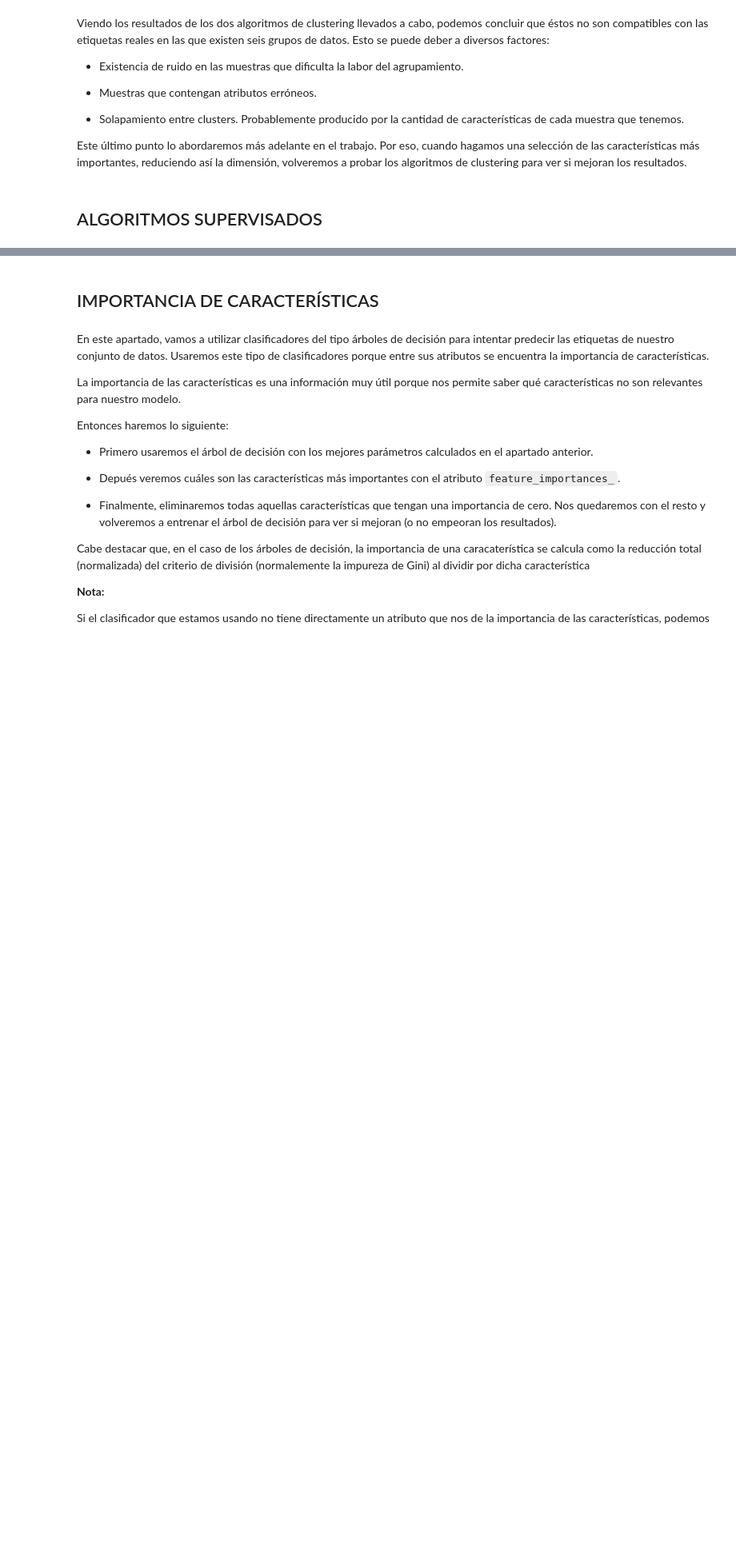
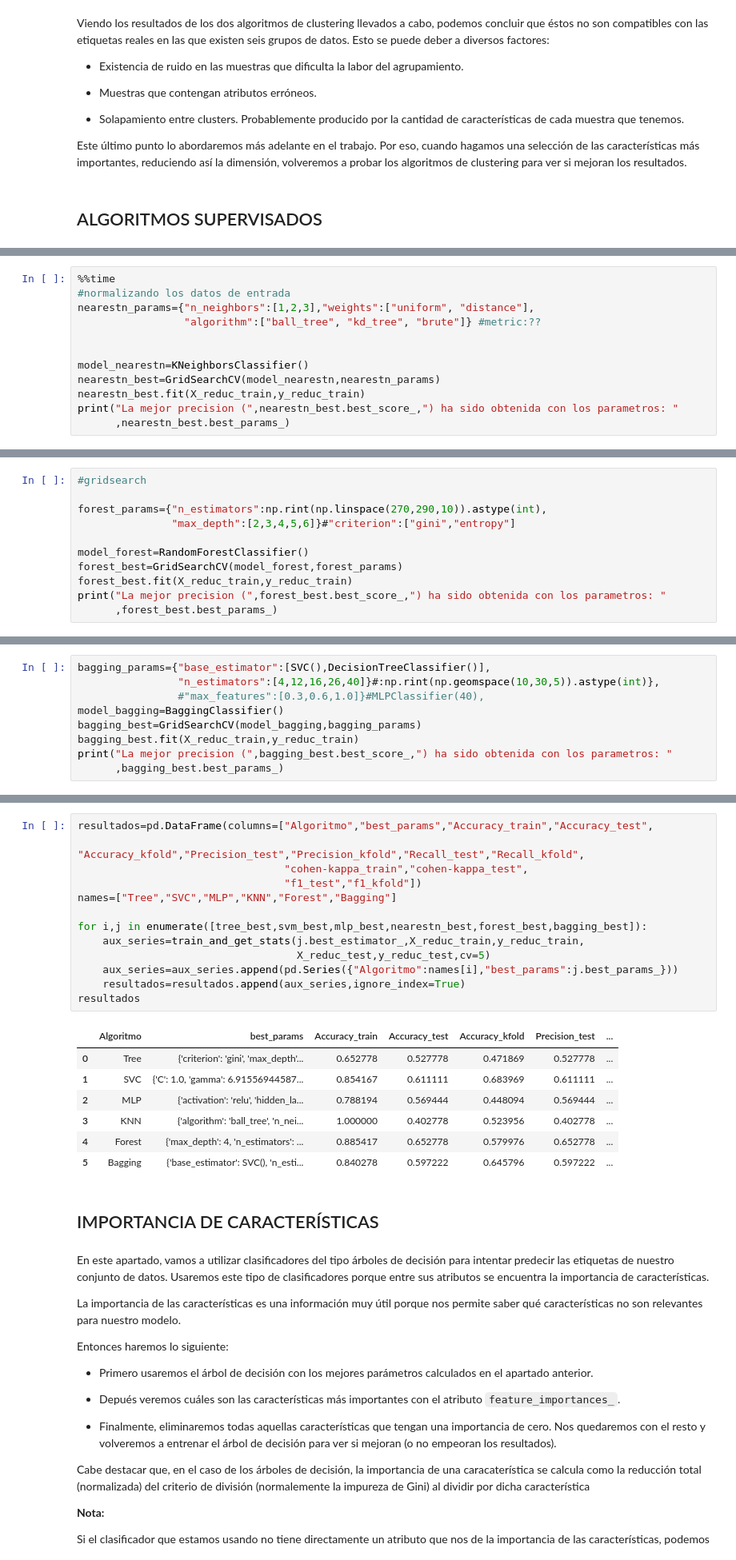
Before and after one commit to AngelGuevara7/Trabajo_Aprendizaje_Maquina, a Jupyter notebook: Memoria_v1.ipynb, the cells around one changed output, grey strips where cells are left out. Shown at 80% size. Cells and saved outputs as stored; diff of their text form; blank space fills up the shorter version.

```diff
--- a/Memoria_v1.ipynb
+++ b/Memoria_v1.ipynb
@@ -345,0 +670,12 @@ Este último punto lo abordaremos más adelante en el trabajo. Por eso, cuando h
+# %%
+%%time
+#normalizando los datos de entrada
+nearestn_params={"n_neighbors":[1,2,3],"weights":["uniform", "distance"],
+                 "algorithm":["ball_tree", "kd_tree", "brute"]} #metric:??
+
+
+model_nearestn=KNeighborsClassifier()
+nearestn_best=GridSearchCV(model_nearestn,nearestn_params)
+nearestn_best.fit(X_reduc_train,y_reduc_train)
+print("La mejor precision (",nearestn_best.best_score_,") ha sido obtenida con los parametros: "
+      ,nearestn_best.best_params_)
@@ -345,0 +694,11 @@ Este último punto lo abordaremos más adelante en el trabajo. Por eso, cuando h
+# %%
+#gridsearch
+
+forest_params={"n_estimators":np.rint(np.linspace(270,290,10)).astype(int),
+               "max_depth":[2,3,4,5,6]}#"criterion":["gini","entropy"]
+
+model_forest=RandomForestClassifier()
+forest_best=GridSearchCV(model_forest,forest_params)
+forest_best.fit(X_reduc_train,y_reduc_train)
+print("La mejor precision (",forest_best.best_score_,") ha sido obtenida con los parametros: "
+      ,forest_best.best_params_)
@@ -345,0 +709,9 @@ Este último punto lo abordaremos más adelante en el trabajo. Por eso, cuando h
+# %%
+bagging_params={"base_estimator":[SVC(),DecisionTreeClassifier()],
+                "n_estimators":[4,12,16,26,40]}#:np.rint(np.geomspace(10,30,5)).astype(int)},
+                #"max_features":[0.3,0.6,1.0]}#MLPClassifier(40),
+model_bagging=BaggingClassifier()
+bagging_best=GridSearchCV(model_bagging,bagging_params)
+bagging_best.fit(X_reduc_train,y_reduc_train)
+print("La mejor precision (",bagging_best.best_score_,") ha sido obtenida con los parametros: "
+      ,bagging_best.best_params_)
@@ -346,3 +725,24 @@ Este último punto lo abordaremos más adelante en el trabajo. Por eso, cuando h
+# %%
+resultados=pd.DataFrame(columns=["Algoritmo","best_params","Accuracy_train","Accuracy_test",
+                                 "Accuracy_kfold","Precision_test","Precision_kfold","Recall_test","Recall_kfold",
+                                 "cohen-kappa_train","cohen-kappa_test",
+                                 "f1_test","f1_kfold"])
+names=["Tree","SVC","MLP","KNN","Forest","Bagging"]
+
+for i,j in enumerate([tree_best,svm_best,mlp_best,nearestn_best,forest_best,bagging_best]):
+    aux_series=train_and_get_stats(j.best_estimator_,X_reduc_train,y_reduc_train,
+                                   X_reduc_test,y_reduc_test,cv=5)
+    aux_series=aux_series.append(pd.Series({"Algoritmo":names[i],"best_params":j.best_params_}))
+    resultados=resultados.append(aux_series,ignore_index=True)
+resultados
+# %% [output]
+|  | Algoritmo | best_params | Accuracy_train | Accuracy_test | Accuracy_kfold | Precision_test | ... |
+| 0 | Tree | {'criterion': 'gini', 'max_depth'... | 0.652778 | 0.527778 | 0.471869 | 0.527778 | ... |
+| 1 | SVC | {'C': 1.0, 'gamma': 6.91556944587... | 0.854167 | 0.611111 | 0.683969 | 0.611111 | ... |
+| 2 | MLP | {'activation': 'relu', 'hidden_la... | 0.788194 | 0.569444 | 0.448094 | 0.569444 | ... |
+| 3 | KNN | {'algorithm': 'ball_tree', 'n_nei... | 1.000000 | 0.402778 | 0.523956 | 0.402778 | ... |
+| 4 | Forest | {'max_depth': 4, 'n_estimators': ... | 0.885417 | 0.652778 | 0.579976 | 0.652778 | ... |
+| 5 | Bagging | {'base_estimator': SVC(), 'n_esti... | 0.840278 | 0.597222 | 0.645796 | 0.597222 | ... |
 # %% [markdown]
 ## IMPORTANCIA DE CARACTERÍSTICAS
 # %% [markdown]
```
Also changed, not shown: parts of 42 cells of this notebook, 1 other file.
